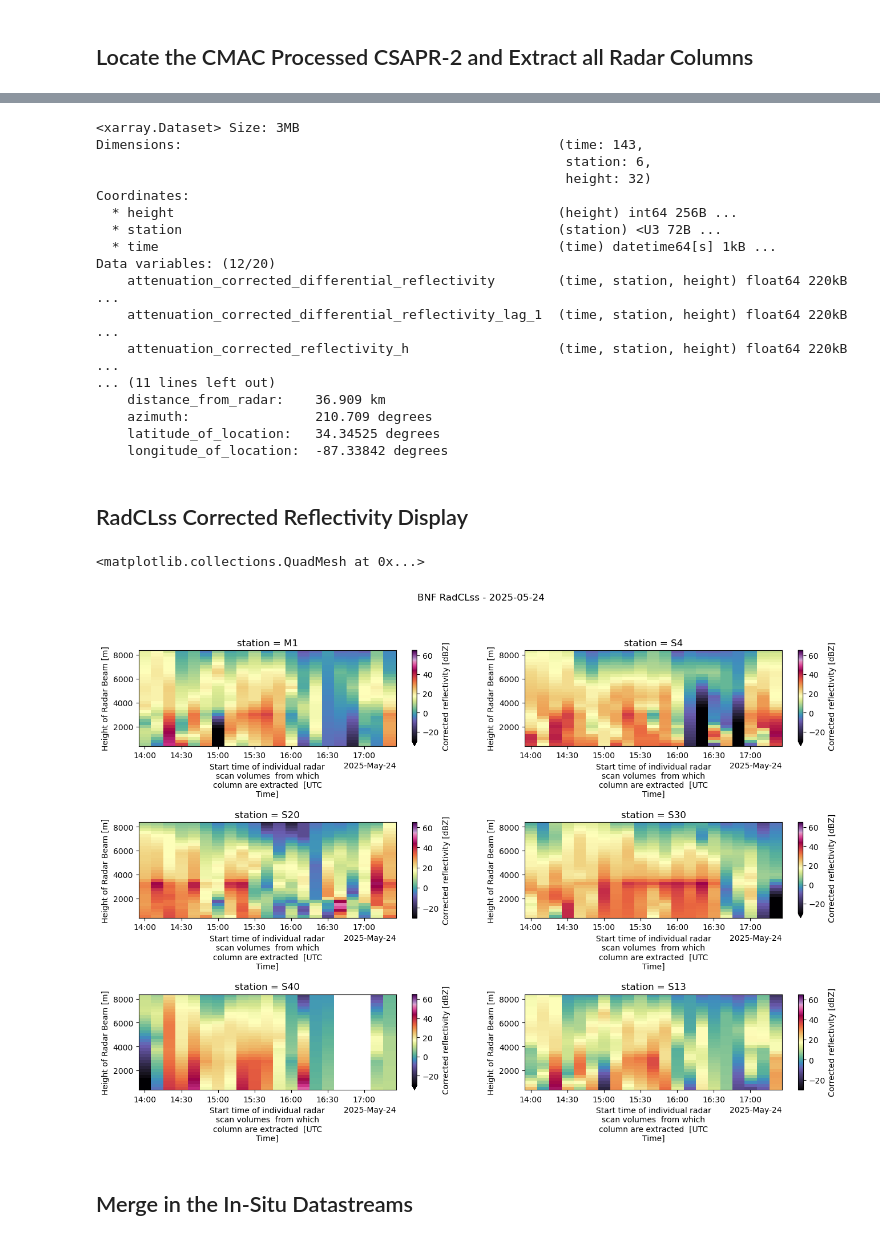
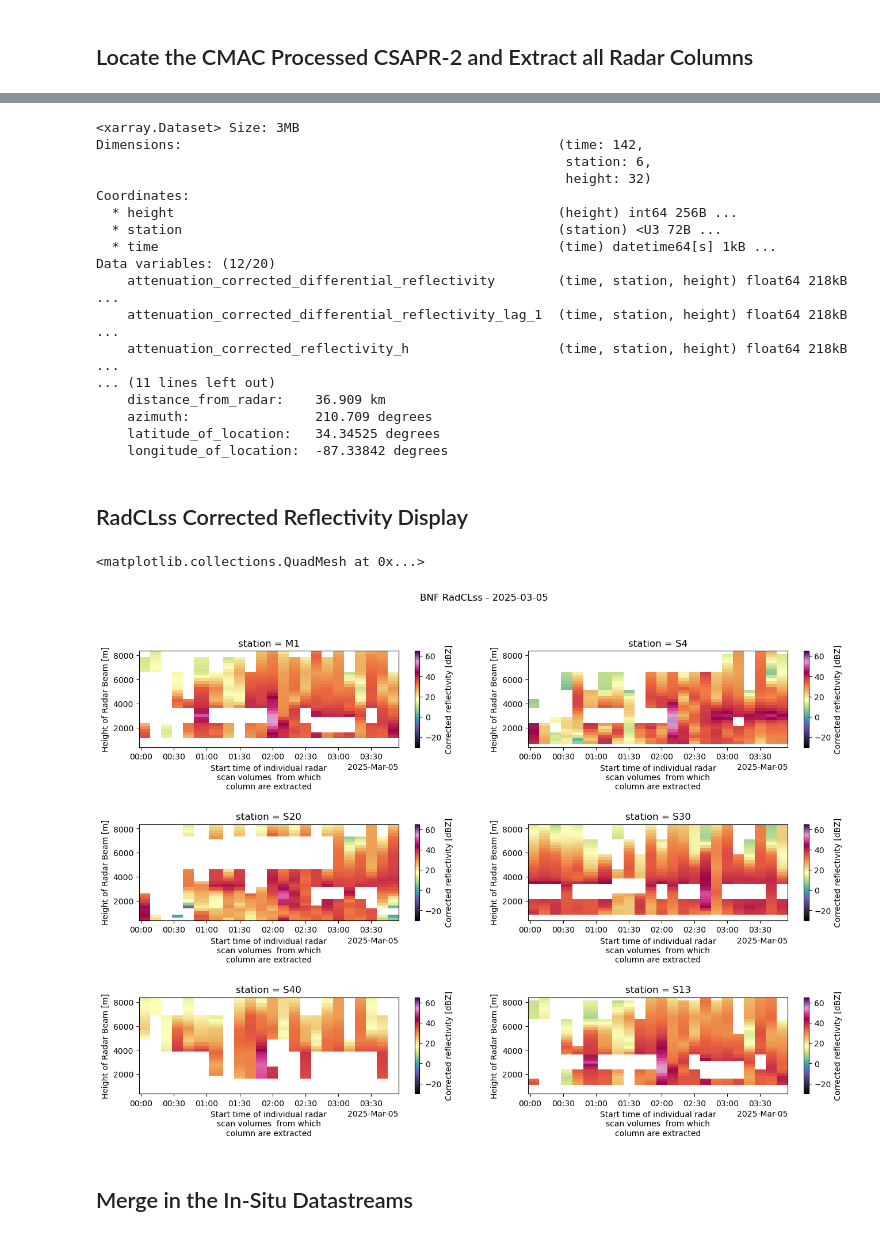
Before and after one commit to ARM-Development/bnf-radar-examples, a Jupyter notebook: notebooks/bnf-radclss.ipynb, the cells around one changed output, grey strips where cells are left out. Cells and saved outputs as stored; diff of their text form; code cells hidden in the pictures.

```diff
--- a/notebooks/bnf-radclss.ipynb
+++ b/notebooks/bnf-radclss.ipynb
@@ -70,11 +70,11 @@ dask.config.set({'logging.distributed': 'error'})
 ## Define Processing Variables
 # %%
 # Define the desired processing date for the BNF CSAPR-2 in YYYY-MM-DD format.
-DATE = "2025-05-24"
+DATE = "2025-03-05"
 # Define the directory where the BNF CSAPR-2 CMAC files are located.
-RADAR_DIR = "/nfs/gce/globalscratch/obrienj/bnf-cmac-r4/202505/"
+RADAR_DIR = "/nfs/gce/globalscratch/obrienj/bnf-cmac-r5/202503/"
 # Define an output directory for downloaded ground instrumentation
-INSITU_DIR = "/nfs/gce/globalscratch/obrienj/bnf-cmac-r4/in_situ/"
+INSITU_DIR = "/nfs/gce/globalscratch/obrienj/in_situ/"
 # %%
 # Define ARM Username and ARM Token with ARM Live service for downloading ground instrumentation via ACT.DISCOVERY
 # With your ARM username, you can find your ARM Live token here: https://adc.arm.gov/armlive/
@@ -367,13 +365,15 @@ def subset_points(nfile, **kwargs):
                         )
                     except ValueError:
                         da = pyart.util.columnsect.column_vertical_profile(radar, lat, lon)
-                        # drop the NaNs (and associated fields) from the extraction
-                        da = da.isel(height=~np.isnan(da.height))
-                        # interpolate to the same profile
-                        da = da.interp(height=np.arange(500, 8500, 250))
+                        # check for valid heights
+                        valid = np.isfinite(da["height"])
+                        n_valid = int(valid.sum())
+                        if n_valid > 0:
+                            da = da.sel(height=valid).sortby("height").interp(height=np.arange(500, 8500, 250))
+                        else:
+                            target_height = xr.DataArray(np.arange(500, 8500, 250), dims="height", name="height")
+                            da = da.reindex(height=target_height)
 
-                    # Interpolate NaNs out
-                    da = da.interpolate_na(dim="height", method="linear", fill_value="extrapolate")
                     # Add the latitude and longitude of the extracted column
                     da["lat"], da["lon"] = lat, lon
                     # Convert timeoffsets to timedelta object and precision on datetime64
@@ -763,7 +727,7 @@ ds = ds.drop_vars(discard_var["radar"])
 ds
 # %% [output]
 <xarray.Dataset> Size: 3MB
-Dimensions:                                                (time: 143,
+Dimensions:                                                (time: 142,
                                                             station: 6,
                                                             height: 32)
 Coordinates:
@@ -771,9 +735,9 @@ Coordinates:
   * station                                                (station) <U3 72B ...
   * time                                                   (time) datetime64[s] 1kB ...
 Data variables: (12/20)
-    attenuation_corrected_differential_reflectivity        (time, station, height) float64 220kB ...
-    attenuation_corrected_differential_reflectivity_lag_1  (time, station, height) float64 220kB ...
-    attenuation_corrected_reflectivity_h                   (time, station, height) float64 220kB ...
+    attenuation_corrected_differential_reflectivity        (time, station, height) float64 218kB ...
+    attenuation_corrected_differential_reflectivity_lag_1  (time, station, height) float64 218kB ...
+    attenuation_corrected_reflectivity_h                   (time, station, height) float64 218kB ...
 ... (11 lines left out)
     distance_from_radar:    36.909 km
     azimuth:                210.709 degrees
@@ -784,18 +748,18 @@ Data variables: (12/20)
 # %%
 fig, axarr = plt.subplots(3, 2, figsize=[16, 10])
 plt.subplots_adjust(hspace=0.8)
 
 fig.suptitle("BNF RadCLss - " + DATE)
 
-ds.sel(station="M1").sel(time=slice("2025-05-24T14:00:00", "2025-05-24T17:30:00")).corrected_reflectivity.plot(y="height", ax=axarr[0, 0], vmin=-30, vmax=65, cmap="ChaseSpectral")
-ds.sel(station="S4").sel(time=slice("2025-05-24T14:00:00", "2025-05-24T17:30:00")).corrected_reflectivity.plot(y="height", ax=axarr[0, 1], vmin=-30, vmax=65, cmap="ChaseSpectral")
-ds.sel(station="S20").sel(time=slice("2025-05-24T14:00:00", "2025-05-24T17:30:00")).corrected_reflectivity.plot(y="height", ax=axarr[1, 0], vmin=-30, vmax=65, cmap="ChaseSpectral")
-ds.sel(station="S30").sel(time=slice("2025-05-24T14:00:00", "2025-05-24T17:30:00")).corrected_reflectivity.plot(y="height", ax=axarr[1, 1], vmin=-30, vmax=65, cmap="ChaseSpectral")
-ds.sel(station="S40").sel(time=slice("2025-05-24T14:00:00", "2025-05-24T17:30:00")).corrected_reflectivity.plot(y="height", ax=axarr[2, 0], vmin=-30, vmax=65, cmap="ChaseSpectral")
-ds.sel(station="S13").sel(time=slice("2025-05-24T14:00:00", "2025-05-24T17:30:00")).corrected_reflectivity.plot(y="height", ax=axarr[2, 1], vmin=-30, vmax=65, cmap="ChaseSpectral")
+ds.sel(station="M1").sel(time=slice("2025-03-05T00:00:00", "2025-03-05T03:59:00")).corrected_reflectivity.plot(y="height", ax=axarr[0, 0], vmin=-30, vmax=65, cmap="ChaseSpectral")
+ds.sel(station="S4").sel(time=slice("2025-03-05T00:00:00", "2025-03-05T03:59:00")).corrected_reflectivity.plot(y="height", ax=axarr[0, 1], vmin=-30, vmax=65, cmap="ChaseSpectral")
+ds.sel(station="S20").sel(time=slice("2025-03-05T00:00:00", "2025-03-05T03:59:00")).corrected_reflectivity.plot(y="height", ax=axarr[1, 0], vmin=-30, vmax=65, cmap="ChaseSpectral")
+ds.sel(station="S30").sel(time=slice("2025-03-05T00:00:00", "2025-03-05T03:59:00")).corrected_reflectivity.plot(y="height", ax=axarr[1, 1], vmin=-30, vmax=65, cmap="ChaseSpectral")
+ds.sel(station="S40").sel(time=slice("2025-03-05T00:00:00", "2025-03-05T03:59:00")).corrected_reflectivity.plot(y="height", ax=axarr[2, 0], vmin=-30, vmax=65, cmap="ChaseSpectral")
+ds.sel(station="S13").sel(time=slice("2025-03-05T00:00:00", "2025-03-05T03:59:00")).corrected_reflectivity.plot(y="height", ax=axarr[2, 1], vmin=-30, vmax=65, cmap="ChaseSpectral")
 # %% [output]
 <matplotlib.collections.QuadMesh at 0x...>
-[figure, old version]
+[figure, new version]
 # %% [markdown]
 ## Merge in the In-Situ Datastreams
 # %%
```
Also changed, not shown: parts of 5 cells of this notebook.
